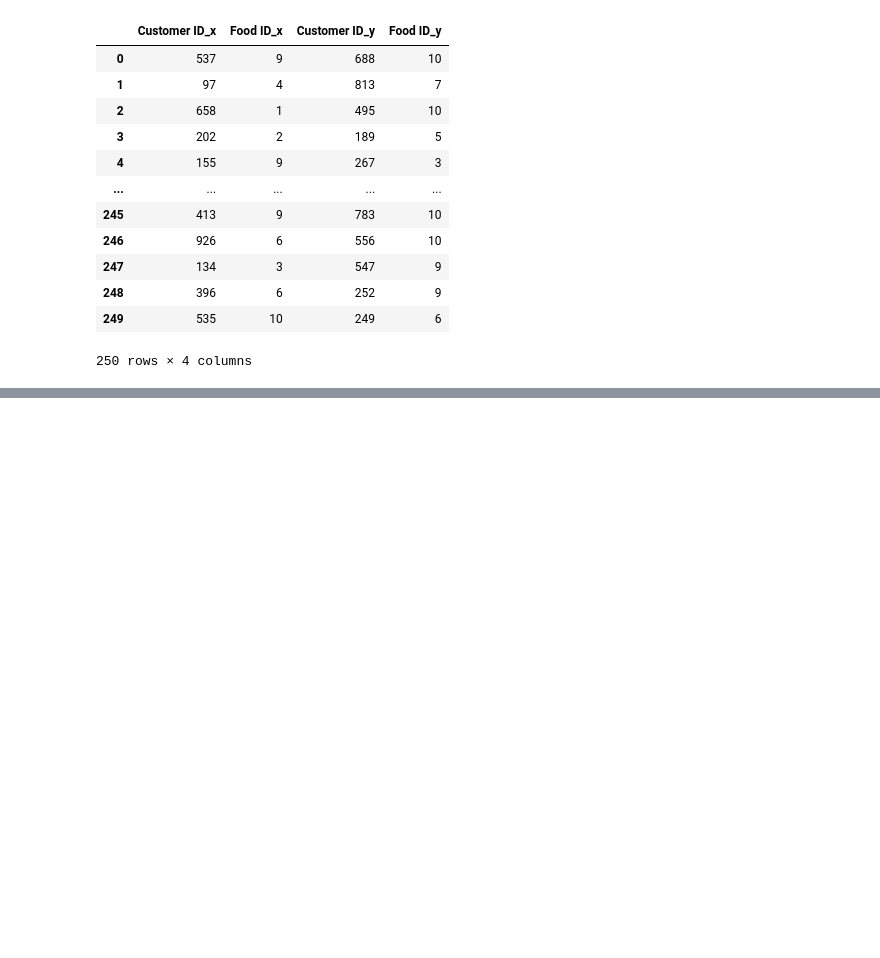
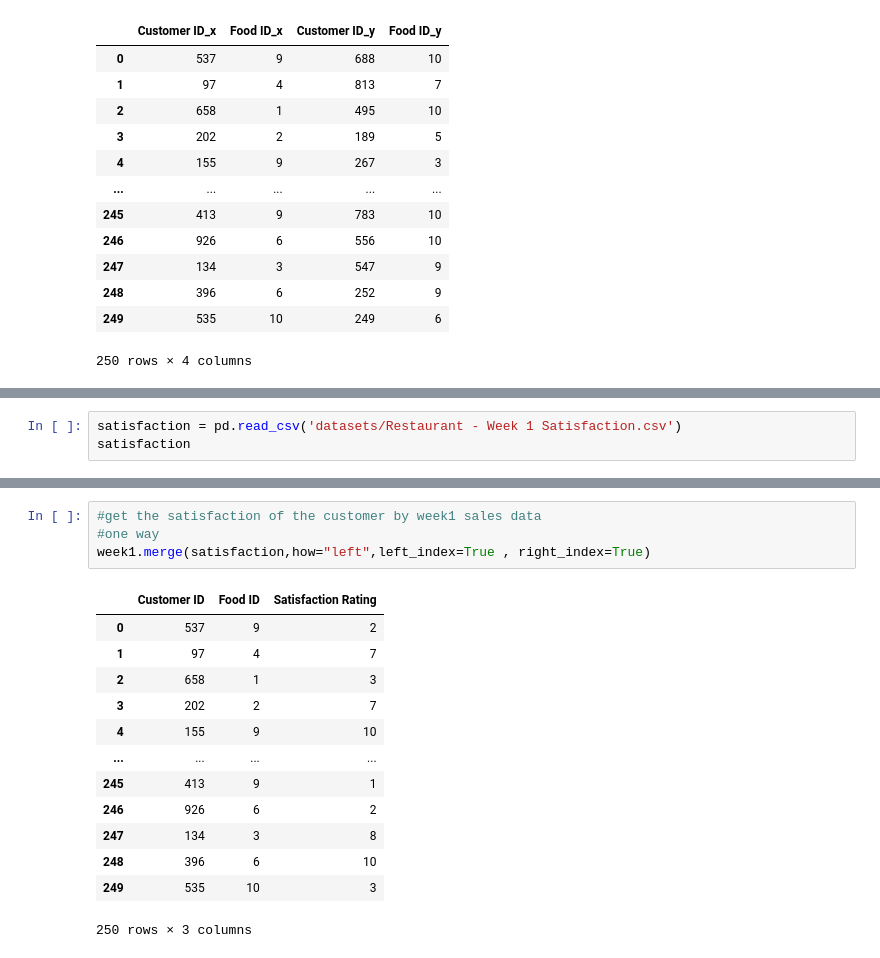
Before and after one commit to stcentre/Pandas-Tutorials, a Jupyter notebook: Pandas_Tutorials/7Pandas_Merging_Joining_and_Concatenating.ipynb, the cells around one changed output, grey strips where cells are left out. Saved outputs shown, nothing was run; the diff lists cells and outputs as text; blank space fills up the shorter version.

```diff
--- a/Pandas_Tutorials/7Pandas_Merging_Joining_and_Concatenating.ipynb
+++ b/Pandas_Tutorials/7Pandas_Merging_Joining_and_Concatenating.ipynb
@@ -387,0 +391,3 @@ week1.merge(week2,how='left',left_index=True,right_index=True)
+# %%
+satisfaction = pd.read_csv('datasets/Restaurant - Week 1 Satisfaction.csv')
+satisfaction
@@ -387,0 +408,18 @@ week1.merge(week2,how='left',left_index=True,right_index=True)
+# %%
+#get the satisfaction of the customer by week1 sales data
+#one way
+week1.merge(satisfaction,how="left",left_index=True , right_index=True)
+# %% [output]
+|  | Customer ID | Food ID | Satisfaction Rating |
+| 0 | 537 | 9 | 2 |
+| 1 | 97 | 4 | 7 |
+| 2 | 658 | 1 | 3 |
+| 3 | 202 | 2 | 7 |
+| 4 | 155 | 9 | 10 |
+| ... | ... | ... | ... |
+| 245 | 413 | 9 | 1 |
+| 246 | 926 | 6 | 2 |
+| 247 | 134 | 3 | 8 |
+| 248 | 396 | 6 | 10 |
+| 249 | 535 | 10 | 3 |
+250 rows × 3 columns
```
Also changed, not shown: parts of 5 cells of this notebook.
